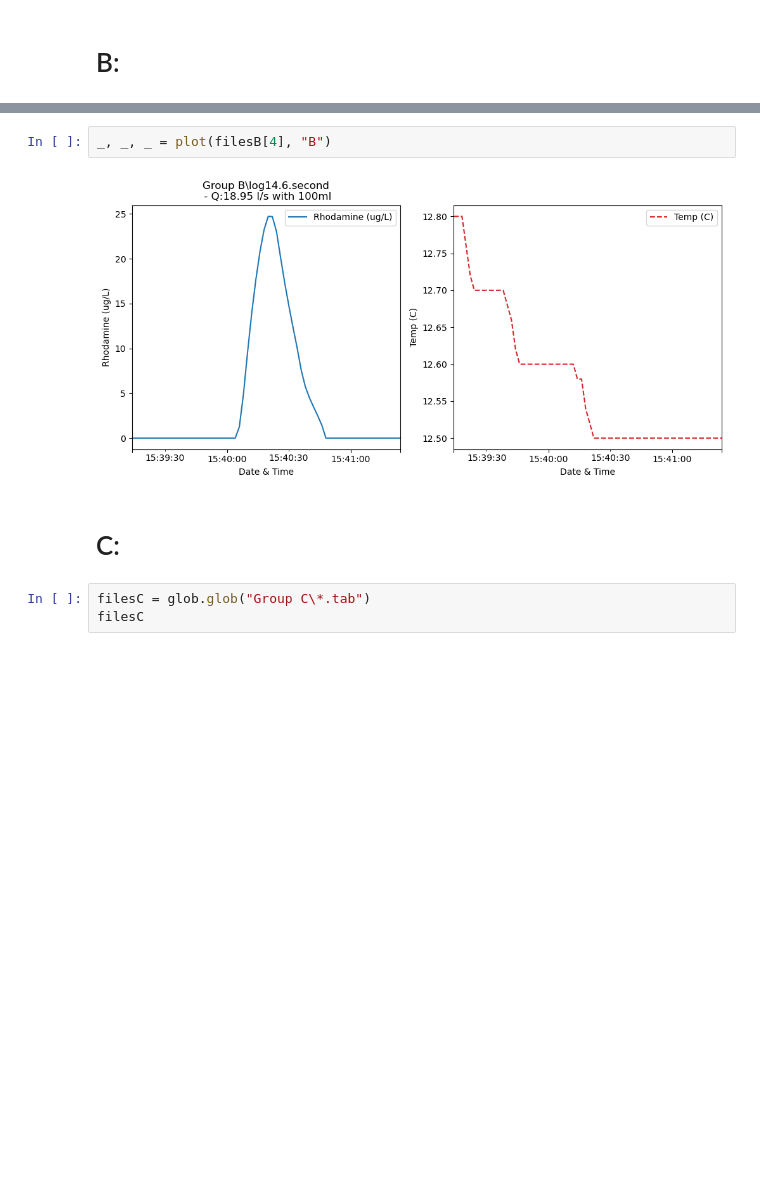
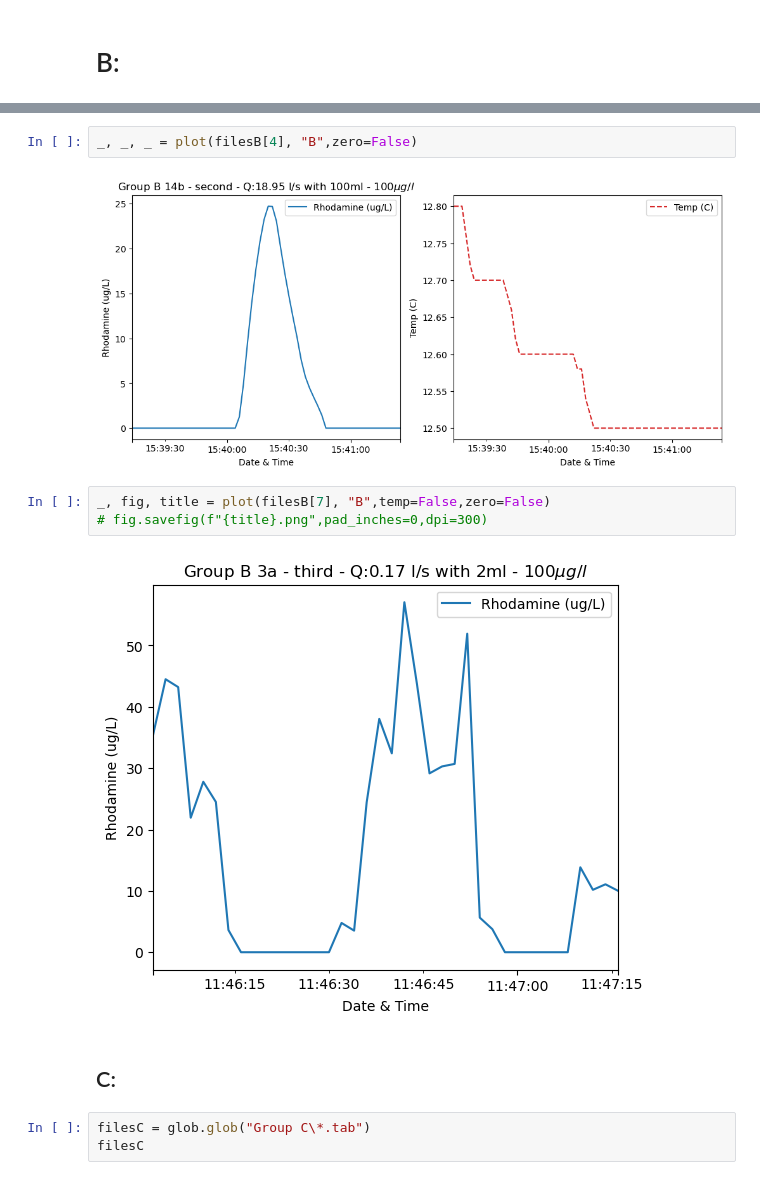
Before and after one commit to Daafip/tracer-experiment-luxemburg, a Jupyter notebook: analysis.ipynb, the cells around one changed output, grey strips where cells are left out. Cells and saved outputs as stored; diff of their text form; blank space fills up the shorter version.

```diff
--- a/analysis.ipynb
+++ b/analysis.ipynb
@@ -100,9 +106,14 @@ filesB
 # %%
-_, _, _ = plot(filesB[4], "B")
+_, _, _ = plot(filesB[4], "B",zero=False)
 # %% [output]
-[figure, old version]
+[figure, new version]
+# %%
+_, fig, title = plot(filesB[7], "B",temp=False,zero=False)
+# fig.savefig(f"{title}.png",pad_inches=0,dpi=300)
+# %% [output]
+[figure, added]
 # %% [markdown]
-# C:
+## C:
 # %%
 filesC = glob.glob("Group C\*.tab")
 filesC
```
Also changed, not shown: parts of 3 cells of this notebook, 46 other files.
